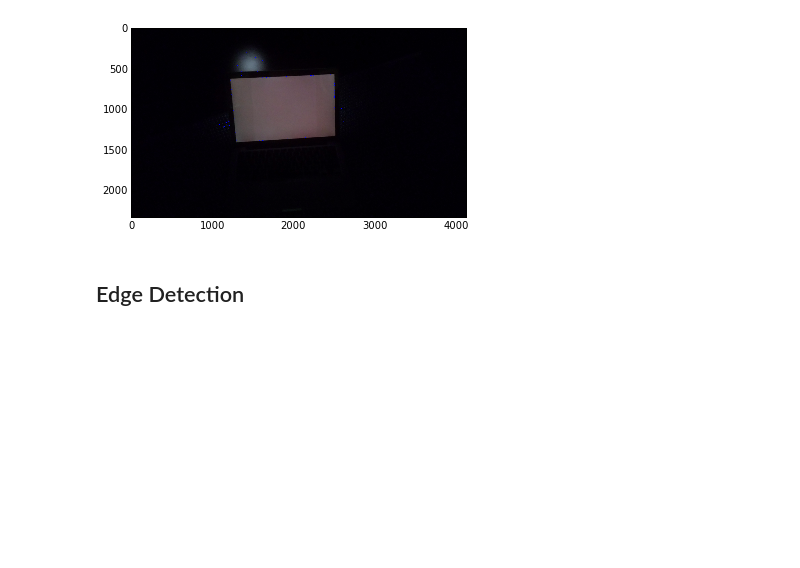
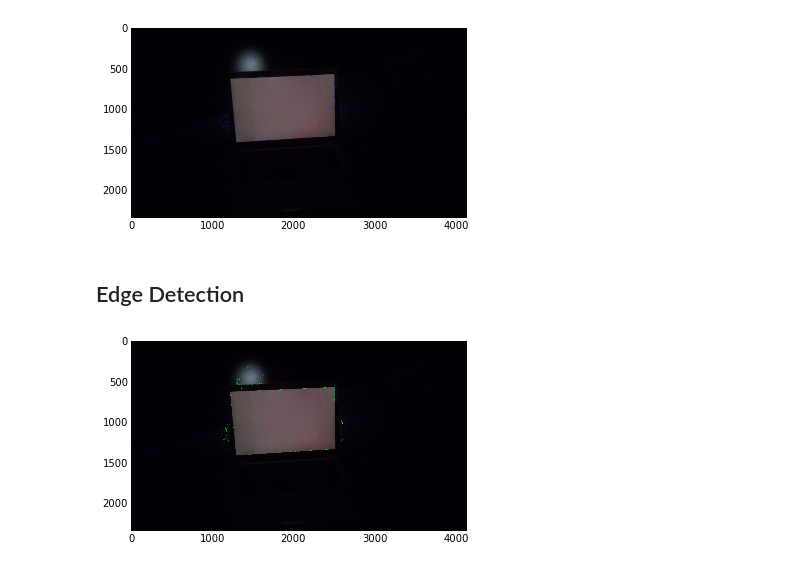
Before and after one commit to pearsonlab/cv-testing, a Jupyter notebook: find-screen.ipynb, the cells around one changed output. Saved outputs shown, nothing was run; the diff lists cells and outputs as text; code cells hidden in the pictures; blank space fills up the shorter version.

Commit message:
Basic edge detection

```diff
--- a/find-screen.ipynb
+++ b/find-screen.ipynb
@@ -29,0 +34,7 @@ plt.imshow(img);
+# %%
+edges = cv2.Canny(img,5,50)
+img[edges>0]=[0,255,0]
+# %%
+plt.imshow(img);
+# %% [output]
+[figure, added]
```
Also changed, not shown: parts of 3 cells of this notebook.
